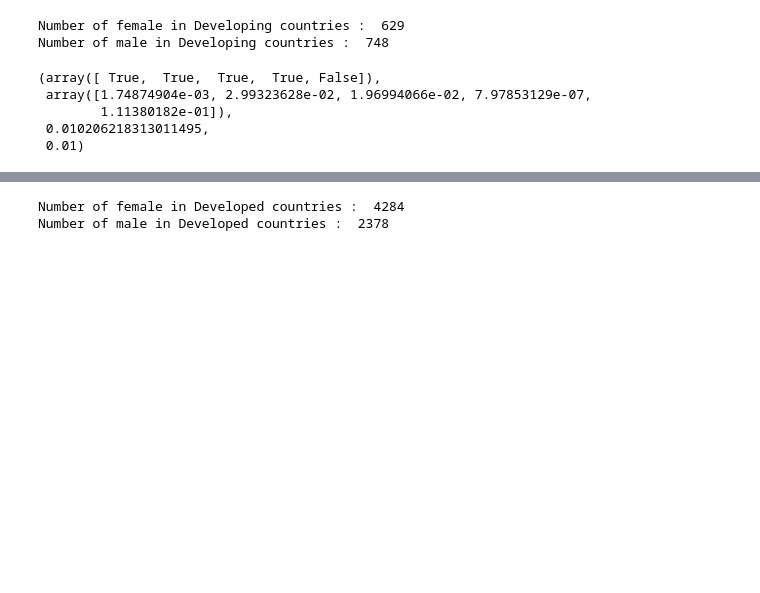
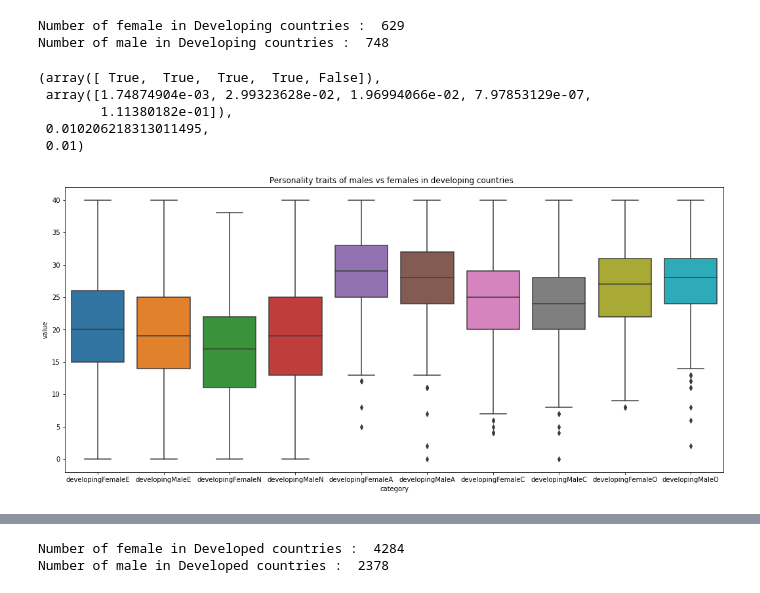
Before and after one commit to bhoomeendra/BRSM, a Jupyter notebook: Project.ipynb, the cells around one changed output, grey strips where cells are left out. Saved outputs shown, nothing was run; the diff lists cells and outputs as text; code cells hidden in the pictures; blank space fills up the shorter version.

Commit message:
Added spider plot

```diff
--- a/Project.ipynb
+++ b/Project.ipynb
@@ -503,6 +556,36 @@ print("Number of male in Developing countries : ",len(Developing_male))
 # %% [output]
 Number of female in Developing countries :  629
 Number of male in Developing countries :  748
+# %%
+data_for_plot = []
+
+for row in zip(Developing_female.iterrows(),Developing_male.iterrows()):
+    E = row[0][1][7]
+    N = row[0][1][8]
+    A = row[0][1][9]
+    C = row[0][1][10]
+    O = row[0][1][11]
+    E1 = row[1][1][7]
+    N1 = row[1][1][8]
+    A1 = row[1][1][9]
+    C1 = row[1][1][10]
+    O1 = row[1][1][11]
+    data_for_plot.append(["developingFemaleE",E])
+    data_for_plot.append(["developingMaleE",E1])
+    data_for_plot.append(["developingFemaleN",N])
+    data_for_plot.append(["developingMaleN",N1])
+    data_for_plot.append(["developingFemaleA",A])
+    data_for_plot.append(["developingMaleA",A1])
+    data_for_plot.append(["developingFemaleC",C])
+    data_for_plot.append(["developingMaleC",C1])
+    data_for_plot.append(["developingFemaleO",O])
+    data_for_plot.append(["developingMaleO",O1])
+
+
+array =  np.array(data_for_plot)
+#print(array)
+data_p = pd.DataFrame({'category':array[:,0] , 'value':array[:,1]})
+data_p['value'] = data_p['value'].astype('int')
 # %%
 p_vals = []
 for i in range(1):
@@ -521,3 +604,9 @@ p_adjusted
         1.11380182e-01]),
  0.010206218313011495,
  0.01)
+# %%
+plt.figure(figsize=(18,8))
+sns.boxplot(x="category", y="value", data=data_p).set(title="Personality traits of males vs females in developing countries  ")
+plt.savefig("developing_female_male_personality.jpeg")
+# %% [output]
+[figure, added]
```
Also changed, not shown: parts of 21 cells of this notebook, 12 other files.
